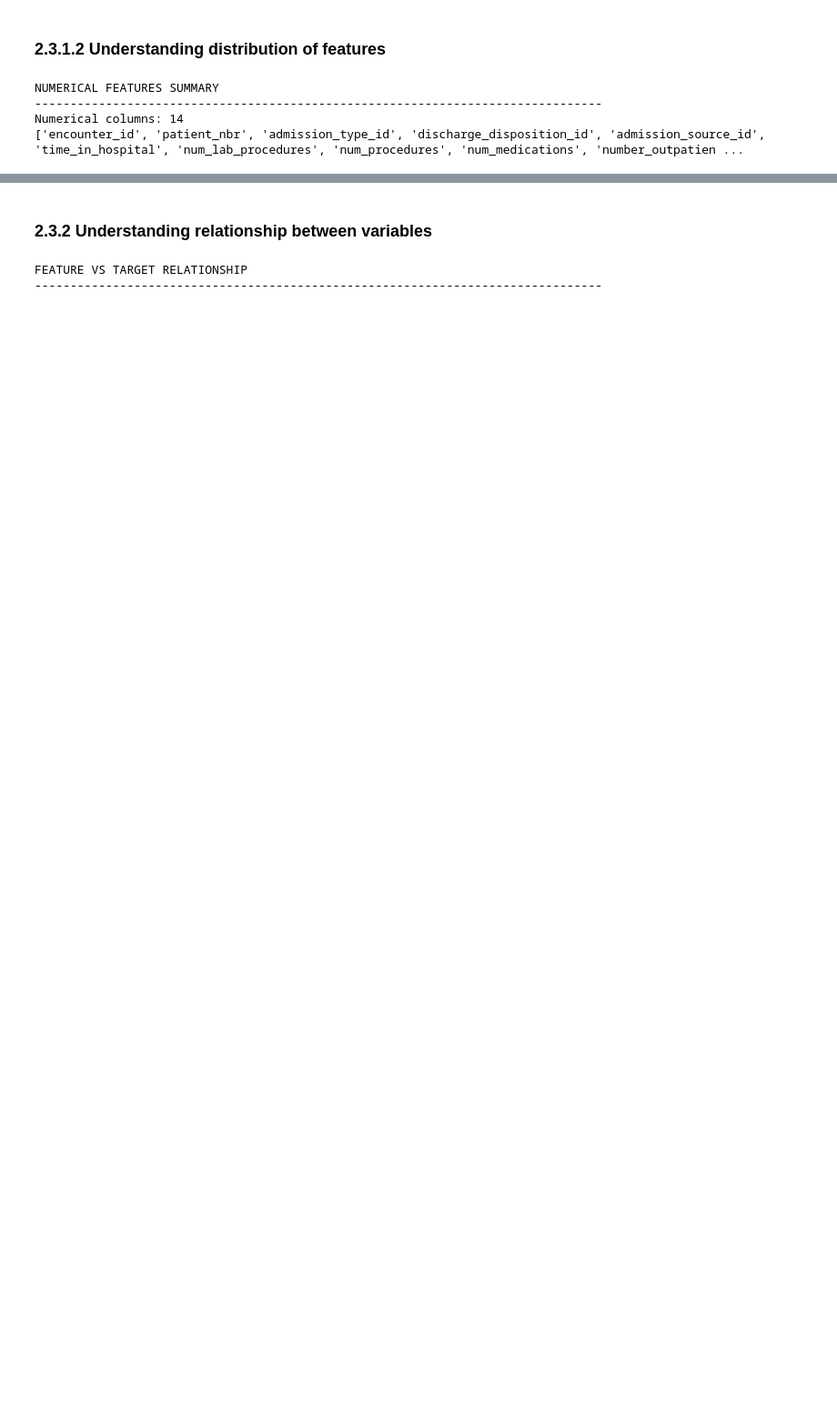
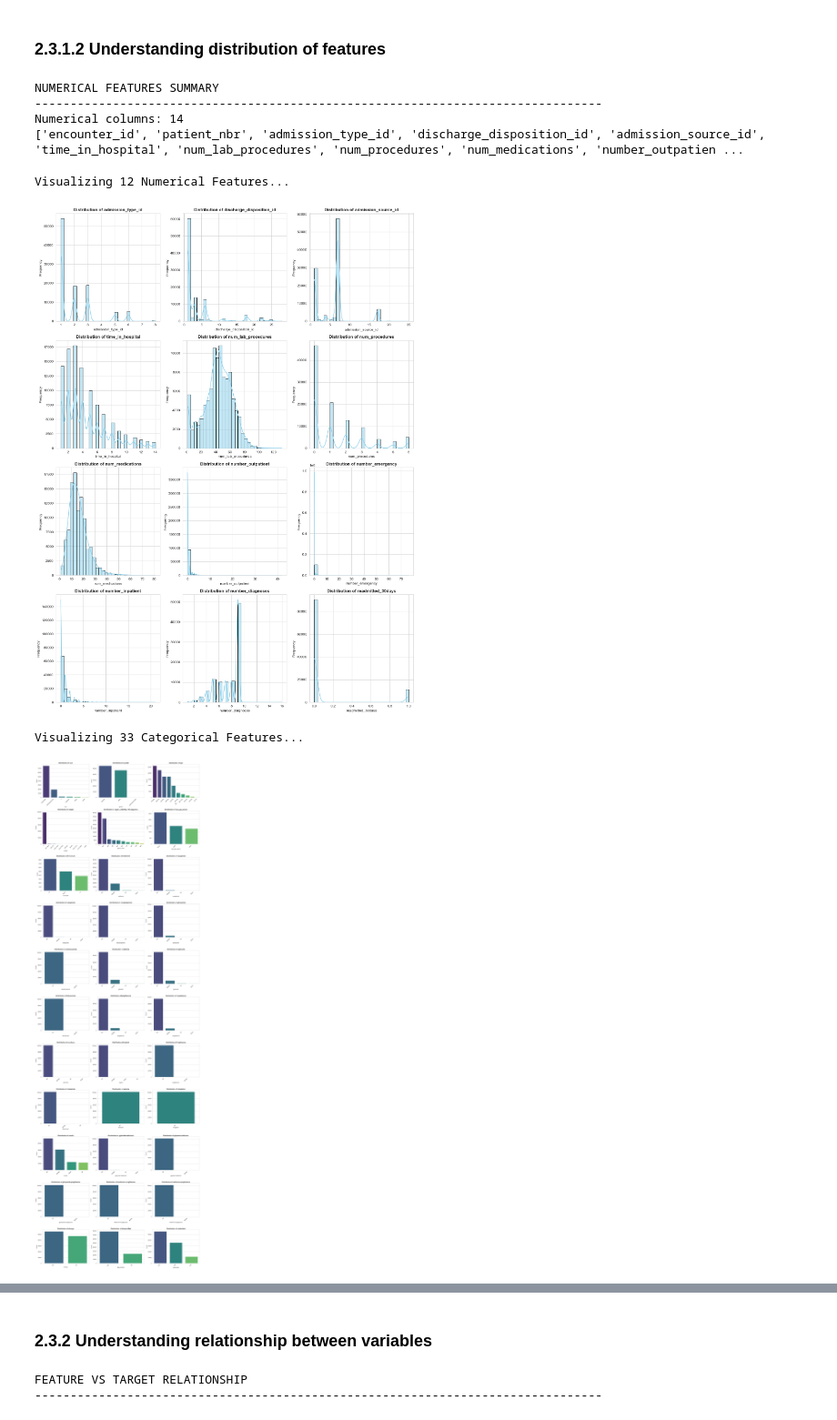
Before and after one commit to Troaxx/mldp, a Jupyter notebook: Daniella Han Xue En_2404908B.ipynb, the cells around one changed output, grey strips where cells are left out. Shown at 91% size. Drawn from its saved outputs; the diff is of its cells as text; code cells hidden in the pictures; blank space fills up the shorter version.

```diff
--- a/Daniella Han Xue En_2404908B.ipynb
+++ b/Daniella Han Xue En_2404908B.ipynb
@@ -292,3 +309,71 @@ Numerical columns: 14
 ['encounter_id', 'patient_nbr', 'admission_type_id', 'discharge_disposition_id', 'admission_source_id', 'time_in_hospital', 'num_lab_procedures', 'num_procedures', 'num_medications', 'number_outpatien ...
 # %%
 ## Understanding distribution of features
+
+# ==========================================
+# 1. Numerical Features Distribution
+# ==========================================
+# Identify numerical columns (excluding the ID columns if they exist)
+numerical_cols = df.select_dtypes(include=['int64', 'float64']).columns.tolist()
+# Remove ID columns if they are present in your dataframe
+cols_to_exclude = ['encounter_id', 'patient_nbr']
+numerical_cols = [col for col in numerical_cols if col not in cols_to_exclude]
+
+print(f"Visualizing {len(numerical_cols)} Numerical Features...")
+
+# Calculate grid size for subplots
+n_cols = 3
+n_rows = (len(numerical_cols) + n_cols - 1) // n_cols
+
+plt.figure(figsize=(15, 5 * n_rows))
+
+for i, col in enumerate(numerical_cols):
+    plt.subplot(n_rows, n_cols, i + 1)
+    # Plot histogram with KDE (kernel density estimate)
+    sns.histplot(df[col], kde=True, bins=30, color='skyblue', edgecolor='black')
+    plt.title(f'Distribution of {col}', fontsize=12, fontweight='bold')
+    plt.xlabel(col)
+    plt.ylabel('Frequency')
+
+plt.tight_layout()
+plt.show()
+
+# ==========================================
+# 2. Categorical Features Distribution
+# ==========================================
+# Identify categorical columns
+categorical_cols = df.select_dtypes(include=['object']).columns.tolist()
+# Exclude the target variable if redundant (optional) or high cardinality columns like IDs
+# Example: removing columns with too many unique values for a clean plot
+categorical_cols = [col for col in categorical_cols if df[col].nunique() < 50]
+
+print(f"\nVisualizing {len(categorical_cols)} Categorical Features...")
+
+# Calculate grid size for subplots
+n_rows_cat = (len(categorical_cols) + n_cols - 1) // n_cols
+plt.figure(figsize=(18, 5 * n_rows_cat))
+
+for i, col in enumerate(categorical_cols):
+    plt.subplot(n_rows_cat, n_cols, i + 1)
+
+    # Get value counts and take top 10 if there are too many categories
+    val_counts = df[col].value_counts()
+    if len(val_counts) > 10:
+        val_counts = val_counts[:10]
+        title_suffix = " (Top 10 Categories)"
+    else:
+        title_suffix = ""
+
+    sns.barplot(x=val_counts.index, y=val_counts.values, palette='viridis')
+    plt.title(f'Distribution of {col}{title_suffix}', fontsize=12, fontweight='bold')
+    plt.xlabel(col)
+    plt.ylabel('Count')
+    plt.xticks(rotation=45, ha='right')
+
+plt.tight_layout()
+plt.show()
+# %% [output]
+Visualizing 12 Numerical Features...
+[figure, added]
+Visualizing 33 Categorical Features...
+[figure, added]
```
Also changed, not shown: parts of 33 cells of this notebook, 3 other files.
